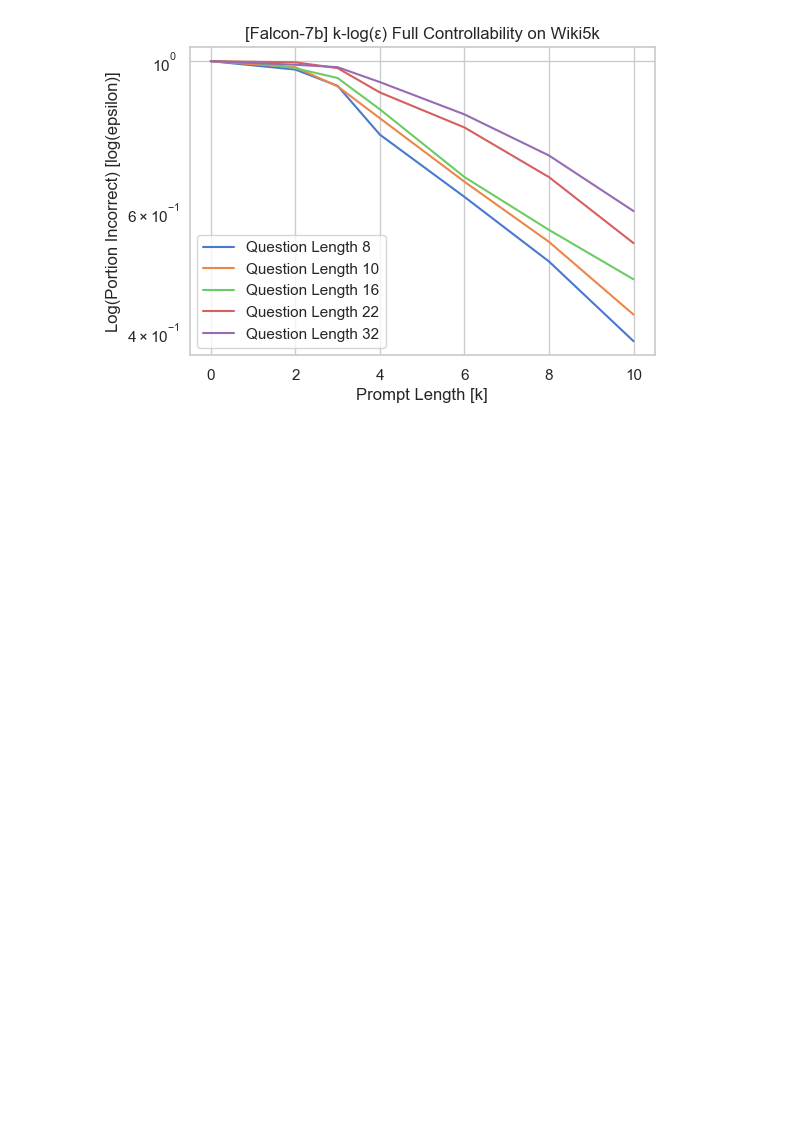
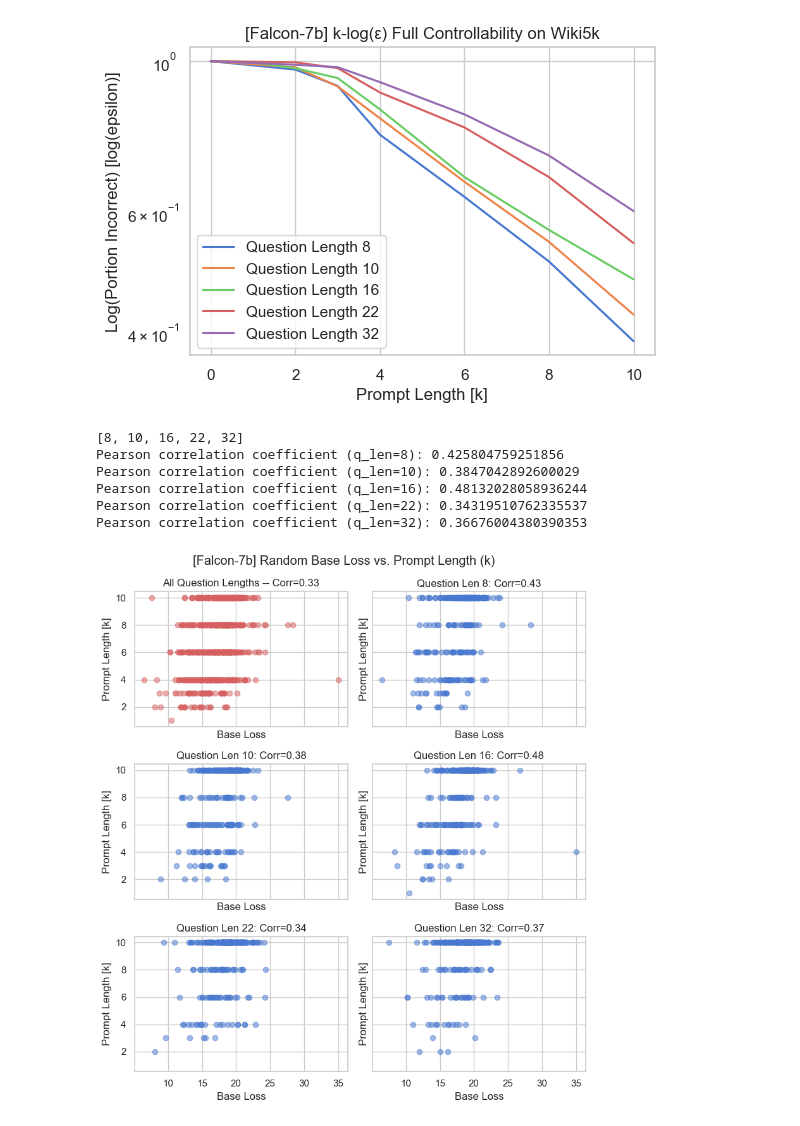
Before and after one commit to amanb2000/Magic_Words, a Jupyter notebook: results/controllability/falcon-7b/Full Controllability Falcon-7b.ipynb, the cells around one changed output. Saved outputs shown, nothing was run; the diff lists cells and outputs as text; code cells hidden in the pictures; blank space fills up the shorter version.

```diff
--- a/results/controllability/falcon-7b/Full Controllability Falcon-7b.ipynb
+++ b/results/controllability/falcon-7b/Full Controllability Falcon-7b.ipynb
@@ -223,3 +226,15 @@ results_log = k_epsilon_line_plot(df_falcon_7b,
 # %% [output]
 [figure]
 [figure]
+# %%
+loss_k_correlation_plots(df_falcon_7b,
+                         suptitle="[Falcon-7b] Random Base Loss vs. Prompt Length (k)",
+                         output_path='base_loss_vs_prompt_length.pdf')
+# %% [output]
+[8, 10, 16, 22, 32]
+Pearson correlation coefficient (q_len=8): 0.425804759251856
+Pearson correlation coefficient (q_len=10): 0.3847042892600029
+Pearson correlation coefficient (q_len=16): 0.48132028058936244
+Pearson correlation coefficient (q_len=22): 0.34319510762335537
+Pearson correlation coefficient (q_len=32): 0.36676004380390353
+[figure, added]
```
Also changed, not shown: parts of 7 cells of this notebook, 5 other files.
